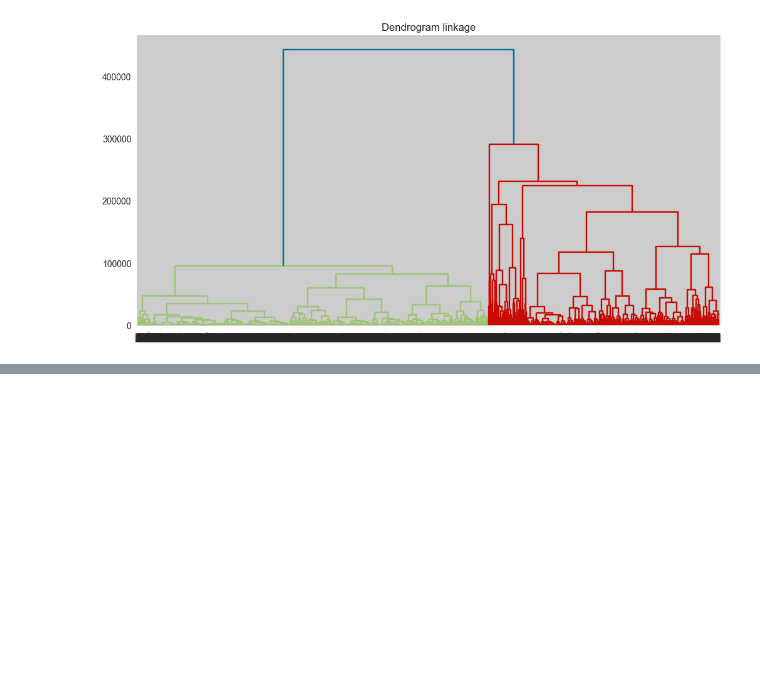
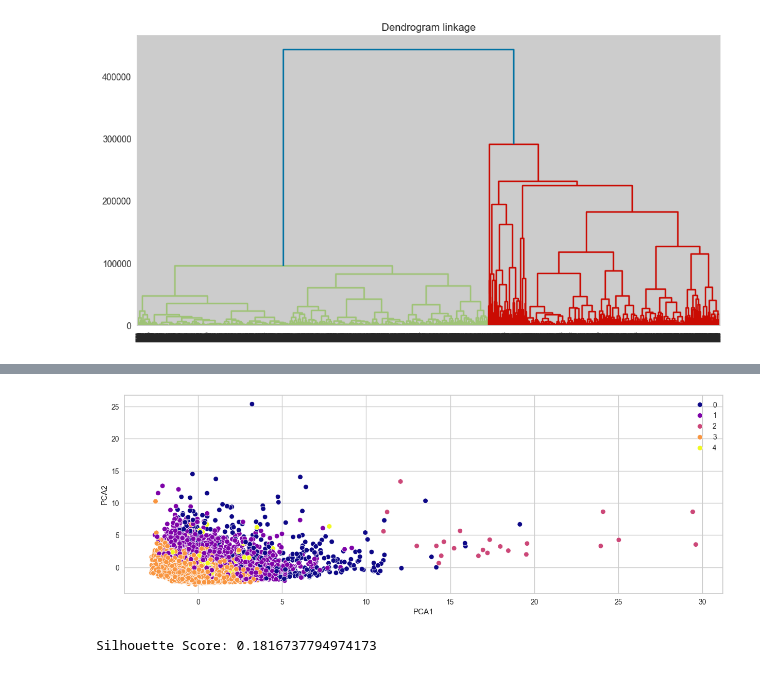
Before and after one commit to Elsande/unsupervised, a Jupyter notebook: unsupervised.ipynb, the cells around one changed output, grey strips where cells are left out. Drawn from its saved outputs; the diff is of its cells as text; code cells hidden in the pictures; blank space fills up the shorter version.

```diff
--- a/unsupervised.ipynb
+++ b/unsupervised.ipynb
@@ -329,3 +329,25 @@ dendrogram(Z, labels=df.index)
 plt.show()
 # %% [output]
 [figure]
+# %%
+from sklearn.cluster import AgglomerativeClustering
+import plotly.express as px
+import plotly.graph_objects as go
+n_clusters = 5
+
+fig = go.Figure()
+
+model = AgglomerativeClustering(n_clusters=n_clusters, linkage='ward')
+df['Cluster_Labels'] = model.fit_predict(df)
+
+for cluster_label in df['Cluster_Labels'].unique():
+    cluster_data = df[df['Cluster_Labels'] == cluster_label]
+    fig.add_trace(go.Scatter(x=cluster_data['BALANCE'], y=cluster_data['PURCHASES'], mode='markers', name=f'ward linkage'))
+
+fig.update_layout(
+    xaxis_title='Balance',
+    yaxis_title='Purchase',
+    title=f'Clusters of Customers Ward Linkage',
+)
+
+fig.show()
@@ -331,0 +363,13 @@ plt.show()
+# %%
+plt.figure(figsize=(15, 5))
+sns.scatterplot(data=df_pca, x="PCA1", y="PCA2", hue=df['Cluster_Labels'], palette='plasma')
+plt.legend(fontsize=10)
+
+plt.show()
+# %% [output]
+[figure, added]
+# %%
+silhouette_avg = silhouette_score(df[['BALANCE', 'PURCHASES']], df['Cluster_Labels'])
+print(f"Silhouette Score: {silhouette_avg}")
+# %% [output]
+Silhouette Score: 0.1816737794974173
```
Also changed, not shown: parts of 6 cells of this notebook.
